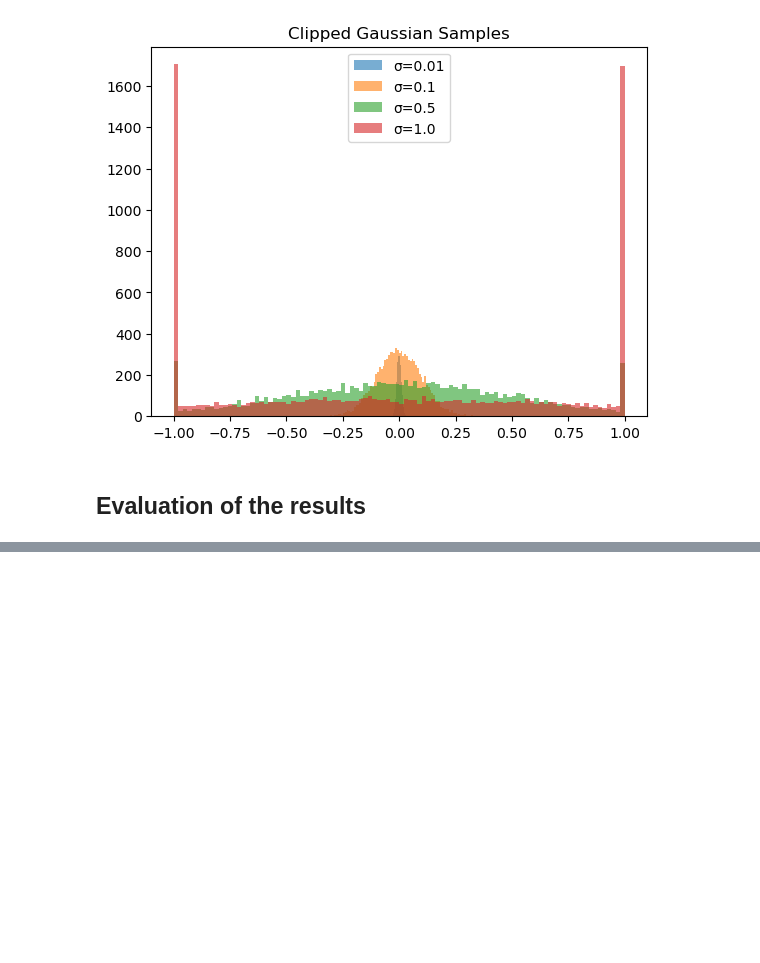
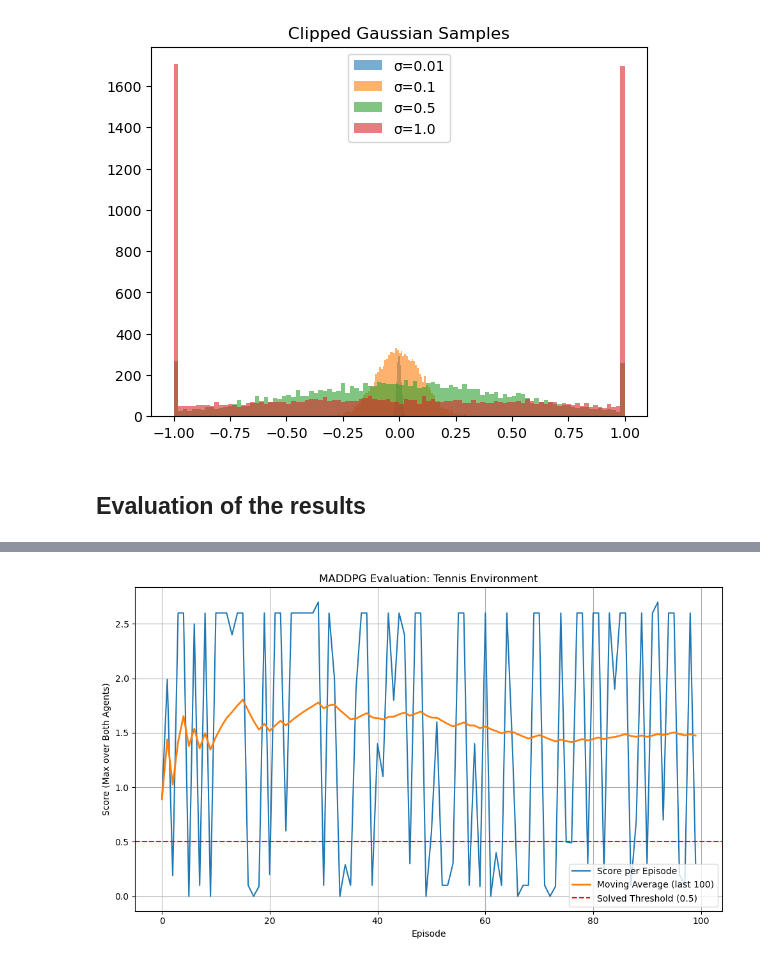
Before and after one commit to olivergrau/project-showroom, a Jupyter notebook: projects/reinforcement-learning/collab-and-compet/Tennis.ipynb, the cells around one changed output, grey strips where cells are left out. Saved outputs shown, nothing was run; the diff lists cells and outputs as text; code cells hidden in the pictures; blank space fills up the shorter version.

Commit message:
Project: collab-and-compet: Final solution (environment solved!)

```diff
--- a/projects/reinforcement-learning/collab-and-compet/Tennis.ipynb
+++ b/projects/reinforcement-learning/collab-and-compet/Tennis.ipynb
@@ -1266,3 +1268,10 @@ KeyboardInterrupt:
+# %%
+# Convert to serializable list of tuples
+buffer_dump = [(e.states, e.actions, e.rewards, e.next_states, e.dones)
+               for e in buffer.memory]
+
+with open("weights/replay_buffer.pkl", "wb") as f:
+    pickle.dump(buffer_dump, f)
 # %% [markdown]
 ## Noise Engineering
 # %%
@@ -1334,7 +1343,7 @@ agent = MADDPGAgent(
 # ----- Load weights -----
 for i in range(num_agents):
     agent.agents[i].actor.load_state_dict(
-        torch.load(f"weights/checkpoint_actor_agent_{i}_2600.pth", map_location=device, weights_only=True))
+        torch.load(f"weights/checkpoint_actor_agent_{i}.pth", map_location=device, weights_only=True))
     agent.agents[i].actor.eval()
 
 score_list = []
@@ -1369,7 +1378,7 @@ for i in range(1, 1000):  # Run 5 evaluation episodes
 
     ma100 = np.mean(score_list[-100:])
 
-    if ma100 > 0.5:
+    if len(score_list) >= 100 and ma100 > 0.5:
         print(f"Environment solved in {i} episodes! Average score: {ma100:.3f}")
         break
 
@@ -1606,0 +1429,22 @@ Your agents are:
+# %%
+import matplotlib.pyplot as plt
+
+# Compute moving average
+ma_window = 100
+moving_avg = [np.mean(score_list[max(0, i - ma_window + 1):i + 1]) for i in range(len(score_list))]
+
+# Plot
+plt.figure(figsize=(10, 6))
+plt.plot(score_list, label="Score per Episode")
+plt.plot(moving_avg, label=f"Moving Average (last {ma_window})", linewidth=2)
+plt.axhline(y=0.5, color="r", linestyle="--", label="Solved Threshold (0.5)")
+plt.xlabel("Episode")
+plt.ylabel("Score (Max over Both Agents)")
+plt.title("MADDPG Evaluation: Tennis Environment")
+plt.legend()
+plt.grid(True)
+plt.tight_layout()
+plt.savefig("evaluation_plot.png")  # Optional: save the figure
+plt.show()
+# %% [output]
+[figure, added]
```
Also changed, not shown: parts of 11 cells of this notebook, 10 other files.
